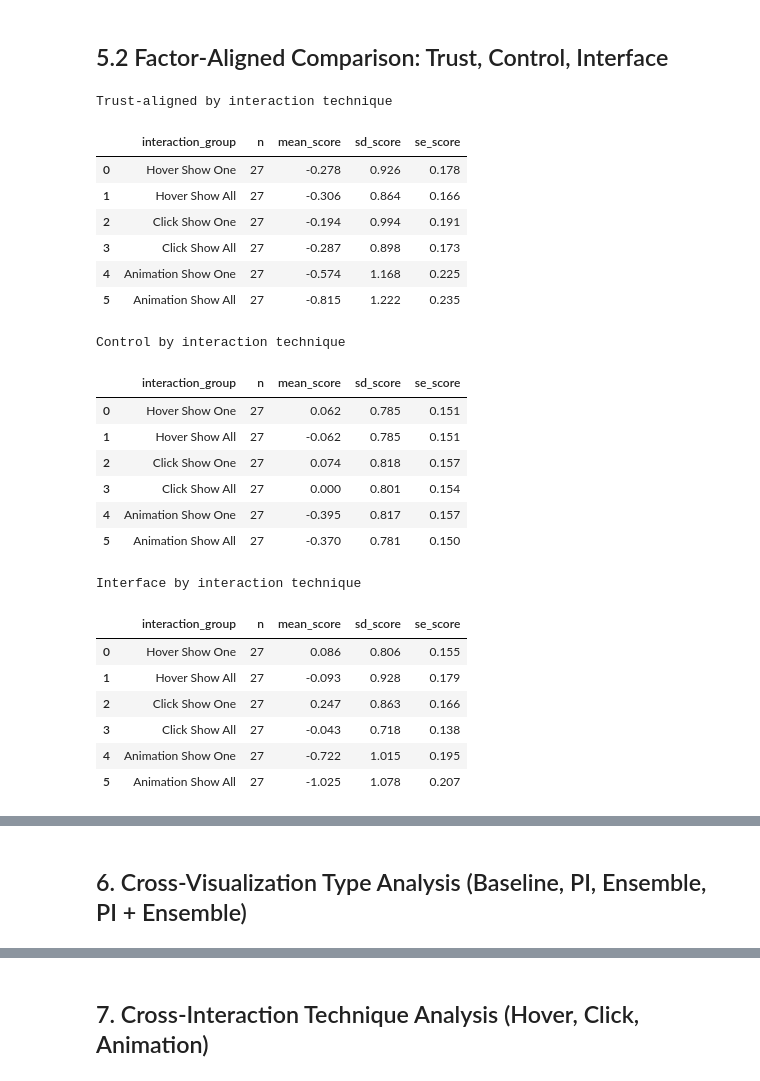
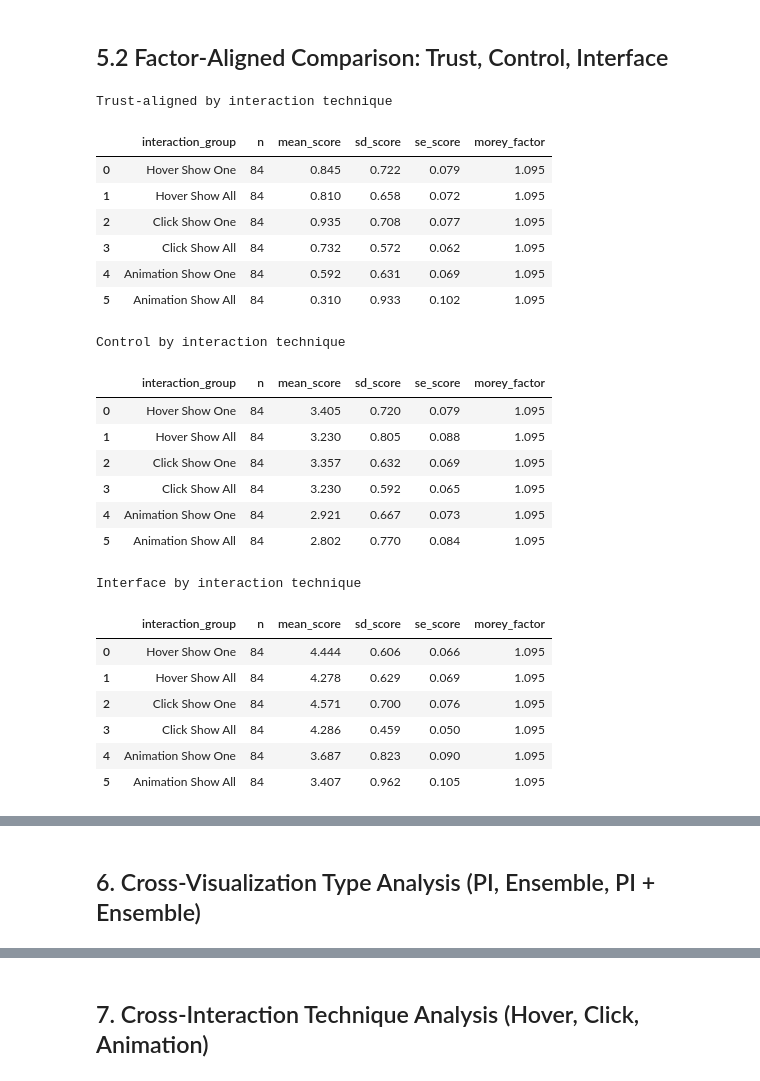
Before and after one commit to Delen0828/Interact4Trust, a Jupyter notebook: Experiment3/analysis/analysis-0318.ipynb, the cells around one changed output, grey strips where cells are left out. Saved outputs shown, nothing was run; the diff lists cells and outputs as text; code cells hidden in the pictures.

Commit message:
analysis

```diff
--- a/Experiment3/analysis/analysis-0318.ipynb
+++ b/Experiment3/analysis/analysis-0318.ipynb
@@ -669,6 +737,7 @@ analysis_trust_survey_expanded = _normalize_scores_by_participant_baseline(
 
 analysis_treatment_survey = analysis_trust_survey_expanded[
     analysis_trust_survey_expanded["condition_number"].isin(TREATMENT_CONDITION_NUMBERS)
+    & analysis_trust_survey_expanded[NORMALIZED_FLAG_COLUMN].fillna(False)
 ].copy()
 
 analysis_trust_data = analysis_treatment_survey[
@@ -679,8 +748,8 @@ analysis_interaction_data = analysis_treatment_survey[
 ].copy()
 
 print(f"Trust survey expanded rows: {len(trust_survey_expanded)}")
-print(f"Baseline-normalized treatment trust rows: {len(analysis_trust_data)}")
-print(f"Baseline-normalized treatment interaction rows: {len(analysis_interaction_data)}")
+print(f"Cousineau-normalized treatment trust rows: {len(analysis_trust_data)}")
+print(f"Cousineau-normalized treatment interaction rows: {len(analysis_interaction_data)}")
 
 
 def create_sectioned_survey_plots(data, questions, section_title, group_order=TREATMENT_TECHNIQUE_ORDER):
@@ -730,7 +799,7 @@ def create_sectioned_survey_plots(data, questions, section_title, group_order=TR
         y_limit = max(1.0, float(max_abs) * 1.15 if pd.notna(max_abs) else 1.0)
 
         ax.set_title(question["prompt"], fontsize=11, fontweight="bold")
-        ax.set_ylabel("Normalized score")
+        ax.set_ylabel("Cousineau-normalized score")
         ax.set_ylim(-y_limit, y_limit)
         ax.grid(True, axis="y", alpha=0.3)
 
@@ -745,12 +814,12 @@ def create_sectioned_survey_plots(data, questions, section_title, group_order=TR
 create_sectioned_survey_plots(
     analysis_trust_data,
     trust_questions,
-    section_title="Trust and Usability Measures by Interaction Technique (Baseline-Normalized)",
+    section_title="Trust and Usability Measures by Interaction Technique (Cousineau-Normalized)",
 )
 
 create_sectioned_survey_plots(
     analysis_interaction_data,
     interaction_questions,
-    section_title="Interaction Measures by Interaction Technique (Baseline-Normalized)",
+    section_title="Interaction Measures by Interaction Technique (Cousineau-Normalized)",
 )
 # %% [output]
@@ -1148,14 +1233,28 @@ def build_factor_aligned_scores(data):
 
 def summarize_metric(data, value_col, group_col, order):
     if data.empty or value_col not in data.columns:
-        return pd.DataFrame(columns=[group_col, "n", "mean_score", "sd_score", "se_score"])
+        return pd.DataFrame(columns=[group_col, "n", "mean_score", "sd_score", "se_score", "morey_factor"])
+
+    working = data.copy()
+    if NORMALIZED_FLAG_COLUMN in working.columns and working[NORMALIZED_FLAG_COLUMN].fillna(False).any():
+        working = working[working[NORMALIZED_FLAG_COLUMN].fillna(False)].copy()
 
     summary = (
-        data[data[group_col].isin(order) & data[value_col].notna()]
+        working[working[group_col].isin(order) & working[value_col].notna()]
         .groupby(group_col, as_index=False)[value_col]
         .agg(n="count", mean_score="mean", sd_score="std")
     )
+
+    morey_factor = np.nan
+    if MOREY_FACTOR_COLUMN in working.columns:
+        available_factors = pd.to_numeric(working[MOREY_FACTOR_COLUMN], errors="coerce").dropna().unique()
+        if len(available_factors) > 0:
+            morey_factor = float(available_factors[0])
+            if pd.notna(morey_factor):
+                summary["sd_score"] = summary["sd_score"] * morey_factor
+
     summary["se_score"] = summary["sd_score"] / np.sqrt(summary["n"].clip(lower=1))
+    summary["morey_factor"] = morey_factor
     summary[group_col] = pd.Categorical(summary[group_col], categories=order, ordered=True)
     summary = summary.sort_values(group_col).reset_index(drop=True)
     return summary.round(3)
@@ -1186,7 +1285,7 @@ def plot_metric_panel(metric_summaries, group_col, title_prefix):
         ax.set_yticks(y)
         ax.set_yticklabels(summary[group_col].astype(str).tolist())
         ax.axvline(0, color="black", linewidth=1.0, alpha=0.7)
-        ax.set_xlabel("Normalized score")
+        ax.set_xlabel("Cousineau-normalized score")
         ax.set_title(metric_label)
         ax.grid(True, axis="x", alpha=0.3)
 
@@ -1195,57 +1294,57 @@ def plot_metric_panel(metric_summaries, group_col, title_prefix):
     plt.show()
 
 
 factor_aligned_data = build_factor_aligned_scores(analysis_treatment_survey)
 
 interaction_metric_specs = [
     ("Trust-aligned", "trust_aligned_score", "#F4A460"),
     ("Control", "control_score", "#87CEFA"),
     ("Interface", "interface_score", "#98FB98"),
 ]
 
 interaction_metric_summaries = []
 for label, metric_col, color in interaction_metric_specs:
     summary = summarize_metric(
         factor_aligned_data,
         value_col=metric_col,
         group_col="interaction_group",
         order=TREATMENT_TECHNIQUE_ORDER,
     )
     print(f"{label} by interaction technique")
     display(summary)
     interaction_metric_summaries.append((label, summary, color))
 
 plot_metric_panel(
     interaction_metric_summaries,
     group_col="interaction_group",
     title_prefix="Factor-Aligned Metrics by Interaction Technique",
 )
 # %% [output]
 Trust-aligned by interaction technique
-|  | interaction_group | n | mean_score | sd_score | se_score |
-| 0 | Hover Show One | 27 | -0.278 | 0.926 | 0.178 |
-| 1 | Hover Show All | 27 | -0.306 | 0.864 | 0.166 |
-| 2 | Click Show One | 27 | -0.194 | 0.994 | 0.191 |
-| 3 | Click Show All | 27 | -0.287 | 0.898 | 0.173 |
-| 4 | Animation Show One | 27 | -0.574 | 1.168 | 0.225 |
-| 5 | Animation Show All | 27 | -0.815 | 1.222 | 0.235 |
+|  | interaction_group | n | mean_score | sd_score | se_score | morey_factor |
+| 0 | Hover Show One | 84 | 0.845 | 0.722 | 0.079 | 1.095 |
+| 1 | Hover Show All | 84 | 0.810 | 0.658 | 0.072 | 1.095 |
+| 2 | Click Show One | 84 | 0.935 | 0.708 | 0.077 | 1.095 |
+| 3 | Click Show All | 84 | 0.732 | 0.572 | 0.062 | 1.095 |
+| 4 | Animation Show One | 84 | 0.592 | 0.631 | 0.069 | 1.095 |
+| 5 | Animation Show All | 84 | 0.310 | 0.933 | 0.102 | 1.095 |
 Control by interaction technique
-|  | interaction_group | n | mean_score | sd_score | se_score |
-| 0 | Hover Show One | 27 | 0.062 | 0.785 | 0.151 |
-| 1 | Hover Show All | 27 | -0.062 | 0.785 | 0.151 |
-| 2 | Click Show One | 27 | 0.074 | 0.818 | 0.157 |
-| 3 | Click Show All | 27 | 0.000 | 0.801 | 0.154 |
-| 4 | Animation Show One | 27 | -0.395 | 0.817 | 0.157 |
-| 5 | Animation Show All | 27 | -0.370 | 0.781 | 0.150 |
+|  | interaction_group | n | mean_score | sd_score | se_score | morey_factor |
+| 0 | Hover Show One | 84 | 3.405 | 0.720 | 0.079 | 1.095 |
+| 1 | Hover Show All | 84 | 3.230 | 0.805 | 0.088 | 1.095 |
+| 2 | Click Show One | 84 | 3.357 | 0.632 | 0.069 | 1.095 |
+| 3 | Click Show All | 84 | 3.230 | 0.592 | 0.065 | 1.095 |
+| 4 | Animation Show One | 84 | 2.921 | 0.667 | 0.073 | 1.095 |
+| 5 | Animation Show All | 84 | 2.802 | 0.770 | 0.084 | 1.095 |
 Interface by interaction technique
-|  | interaction_group | n | mean_score | sd_score | se_score |
-| 0 | Hover Show One | 27 | 0.086 | 0.806 | 0.155 |
-| 1 | Hover Show All | 27 | -0.093 | 0.928 | 0.179 |
-| 2 | Click Show One | 27 | 0.247 | 0.863 | 0.166 |
-| 3 | Click Show All | 27 | -0.043 | 0.718 | 0.138 |
-| 4 | Animation Show One | 27 | -0.722 | 1.015 | 0.195 |
-| 5 | Animation Show All | 27 | -1.025 | 1.078 | 0.207 |
+|  | interaction_group | n | mean_score | sd_score | se_score | morey_factor |
+| 0 | Hover Show One | 84 | 4.444 | 0.606 | 0.066 | 1.095 |
+| 1 | Hover Show All | 84 | 4.278 | 0.629 | 0.069 | 1.095 |
+| 2 | Click Show One | 84 | 4.571 | 0.700 | 0.076 | 1.095 |
+| 3 | Click Show All | 84 | 4.286 | 0.459 | 0.050 | 1.095 |
+| 4 | Animation Show One | 84 | 3.687 | 0.823 | 0.090 | 1.095 |
+| 5 | Animation Show All | 84 | 3.407 | 0.962 | 0.105 | 1.095 |
 [drawing not drawn]
 # %% [markdown]
-## 6. Cross-Visualization Type Analysis (Baseline, PI, Ensemble, PI + Ensemble)
+## 6. Cross-Visualization Type Analysis (PI, Ensemble, PI + Ensemble)
 # %%
```
Also changed, not shown: parts of 13 cells of this notebook, 1 other file.
